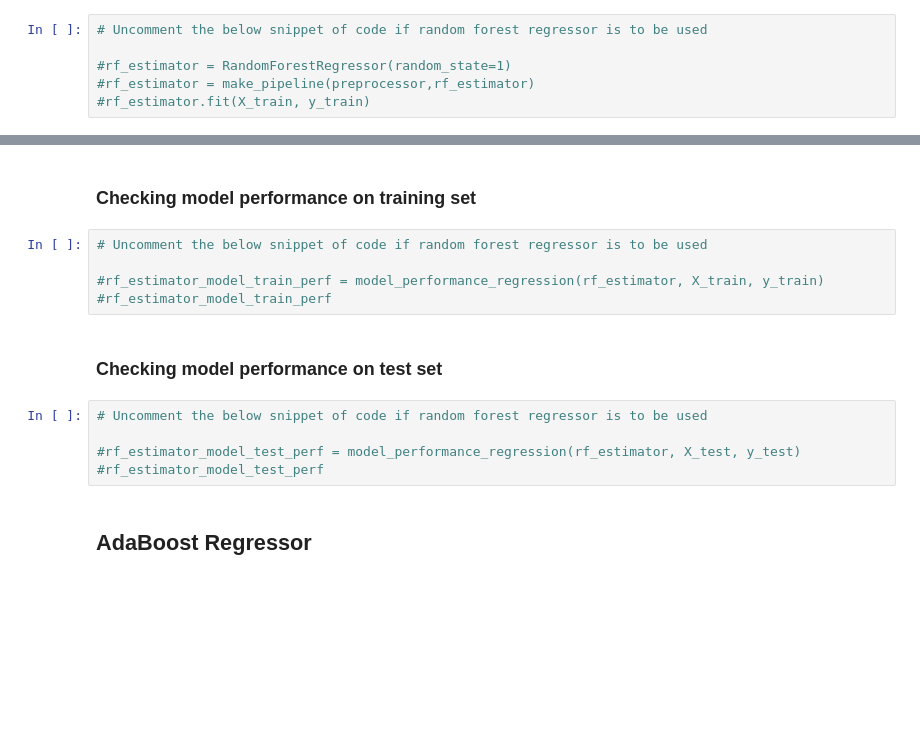
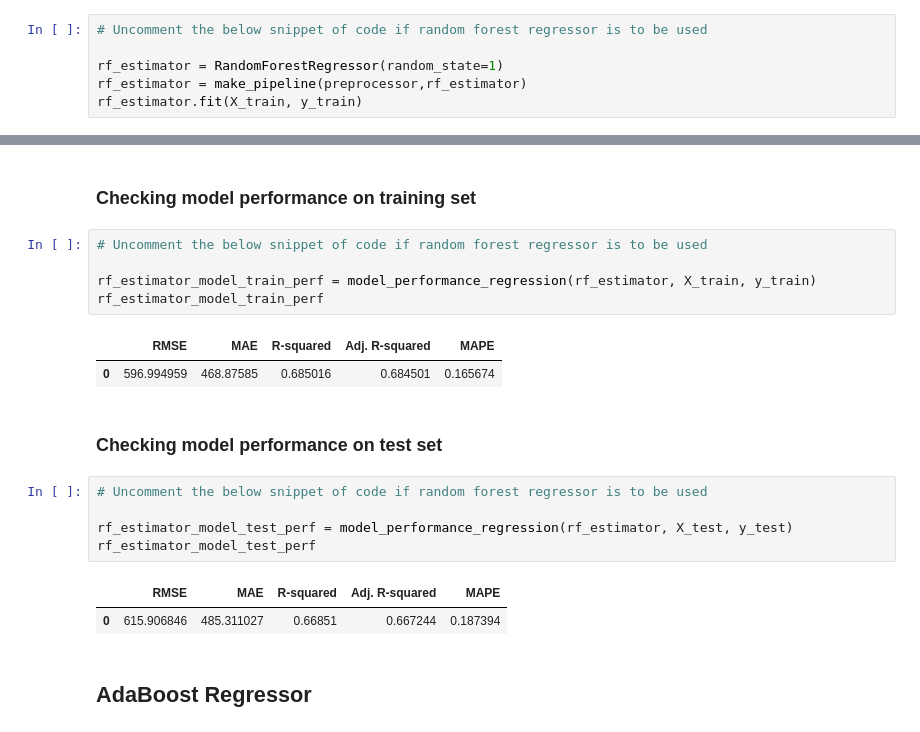
Before and after one commit to bootstrap0/model-deployment, a Jupyter notebook: Full_Code_SuperKart_Model_Deployment_Notebook.ipynb, the cells around one changed output, grey strips where cells are left out. Cells and saved outputs as stored; diff of their text form; blank space fills up the shorter version.

```diff
--- a/Full_Code_SuperKart_Model_Deployment_Notebook.ipynb
+++ b/Full_Code_SuperKart_Model_Deployment_Notebook.ipynb
@@ -846,6 +1186,6 @@ def model_performance_regression(model, predictors, target):
 # %%
 # Uncomment the below snippet of code if random forest regressor is to be used
 
-#rf_estimator = RandomForestRegressor(random_state=1)
-#rf_estimator = make_pipeline(preprocessor,rf_estimator)
-#rf_estimator.fit(X_train, y_train)
+rf_estimator = RandomForestRegressor(random_state=1)
+rf_estimator = make_pipeline(preprocessor,rf_estimator)
+rf_estimator.fit(X_train, y_train)
@@ -854,15 +1207,21 @@ def model_performance_regression(model, predictors, target):
 # %%
 # Uncomment the below snippet of code if random forest regressor is to be used
 
-#rf_estimator_model_train_perf = model_performance_regression(rf_estimator, X_train, y_train)
-#rf_estimator_model_train_perf
+rf_estimator_model_train_perf = model_performance_regression(rf_estimator, X_train, y_train)
+rf_estimator_model_train_perf
+# %% [output]
+|  | RMSE | MAE | R-squared | Adj. R-squared | MAPE |
+| 0 | 596.994959 | 468.87585 | 0.685016 | 0.684501 | 0.165674 |
 # %% [markdown]
 ### Checking model performance on test set
 # %%
 # Uncomment the below snippet of code if random forest regressor is to be used
 
-#rf_estimator_model_test_perf = model_performance_regression(rf_estimator, X_test, y_test)
-#rf_estimator_model_test_perf
+rf_estimator_model_test_perf = model_performance_regression(rf_estimator, X_test, y_test)
+rf_estimator_model_test_perf
+# %% [output]
+|  | RMSE | MAE | R-squared | Adj. R-squared | MAPE |
+| 0 | 615.906846 | 485.311027 | 0.66851 | 0.667244 | 0.187394 |
 # %% [markdown]
 ## AdaBoost Regressor
 # %%
```
Also changed, not shown: parts of 97 cells of this notebook.
